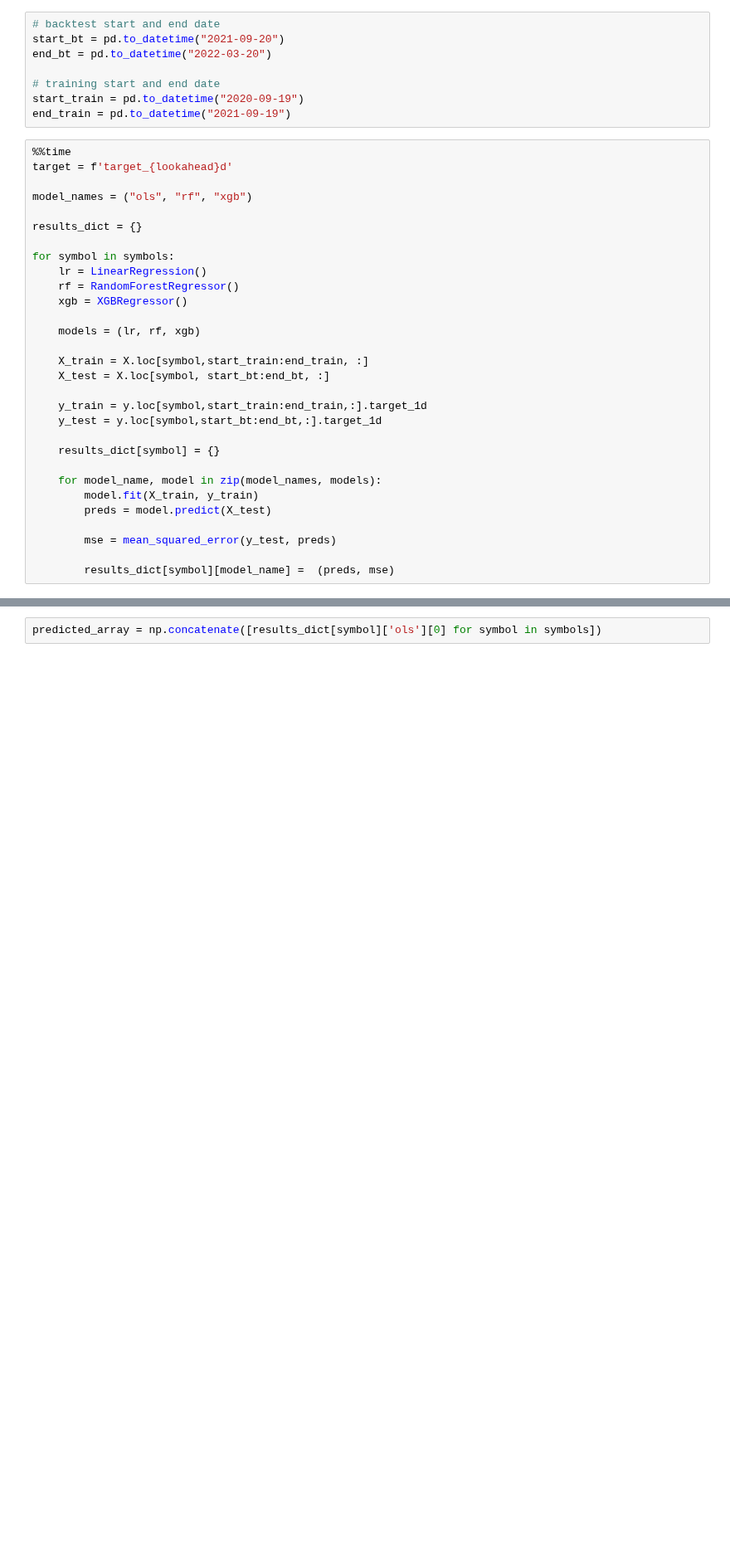
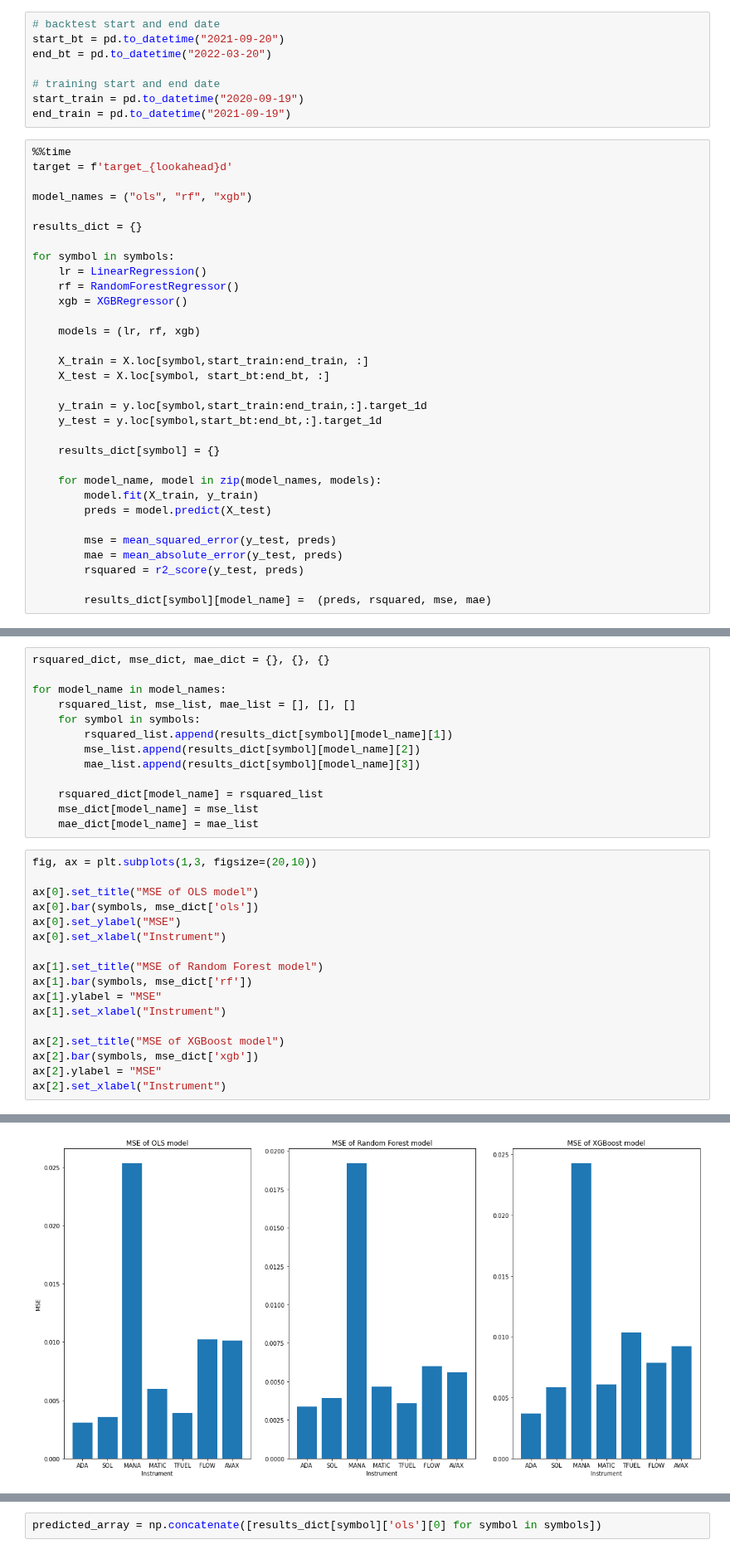
Before and after one commit to amicha02/ape_mining, a Jupyter notebook: notebooks/5.0-mw-Combine_Models_Predictions.ipynb, the cells around one changed output, grey strips where cells are left out. Shown at 83% size. Cells and saved outputs as stored; diff of their text form; blank space fills up the shorter version.

Commit message:
evaluation plots

```diff
--- a/notebooks/5.0-mw-Combine_Models_Predictions.ipynb
+++ b/notebooks/5.0-mw-Combine_Models_Predictions.ipynb
@@ -606,6 +597,8 @@ for symbol in symbols:
         preds = model.predict(X_test)
 
         mse = mean_squared_error(y_test, preds)
+        mae = mean_absolute_error(y_test, preds)
+        rsquared = r2_score(y_test, preds)
 
-        results_dict[symbol][model_name] =  (preds, mse)
+        results_dict[symbol][model_name] =  (preds, rsquared, mse, mae)
 # %% [output]
@@ -613,0 +607,31 @@ Wall time: 4.86 s
+# %%
+rsquared_dict, mse_dict, mae_dict = {}, {}, {}
+
+for model_name in model_names:
+    rsquared_list, mse_list, mae_list = [], [], []
+    for symbol in symbols:
+        rsquared_list.append(results_dict[symbol][model_name][1])
+        mse_list.append(results_dict[symbol][model_name][2])
+        mae_list.append(results_dict[symbol][model_name][3])
+
+    rsquared_dict[model_name] = rsquared_list
+    mse_dict[model_name] = mse_list
+    mae_dict[model_name] = mae_list
+# %%
+fig, ax = plt.subplots(1,3, figsize=(20,10))
+
+ax[0].set_title("MSE of OLS model")
+ax[0].bar(symbols, mse_dict['ols'])
+ax[0].set_ylabel("MSE")
+ax[0].set_xlabel("Instrument")
+
+ax[1].set_title("MSE of Random Forest model")
+ax[1].bar(symbols, mse_dict['rf'])
+ax[1].ylabel = "MSE"
+ax[1].set_xlabel("Instrument")
+
+ax[2].set_title("MSE of XGBoost model")
+ax[2].bar(symbols, mse_dict['xgb'])
+ax[2].ylabel = "MSE"
+ax[2].set_xlabel("Instrument")
+# %% [output]
@@ -613,0 +639 @@ Wall time: 4.86 s
+[figure, added]
```
Also changed, not shown: parts of 7 cells of this notebook.
